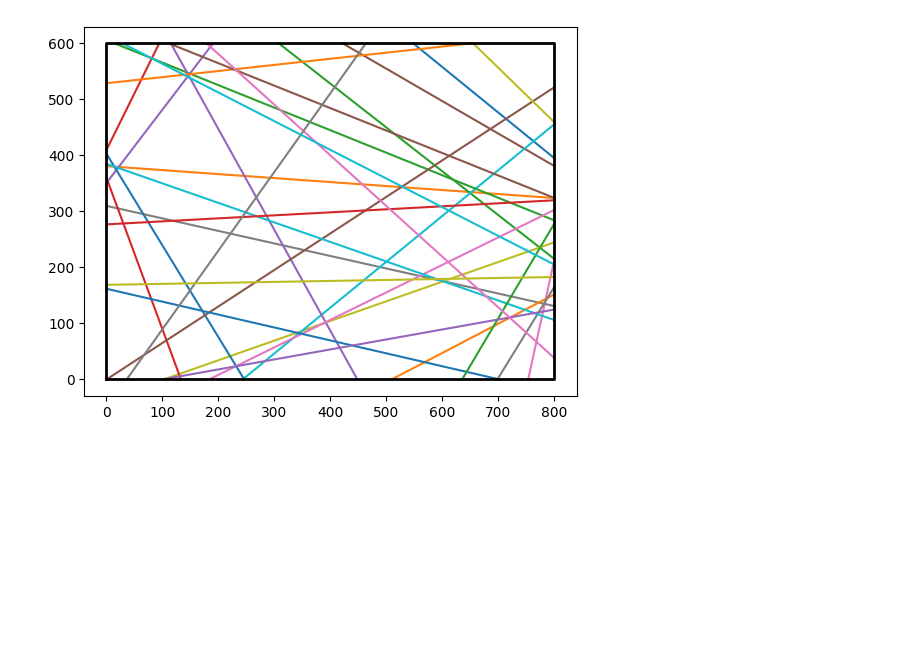
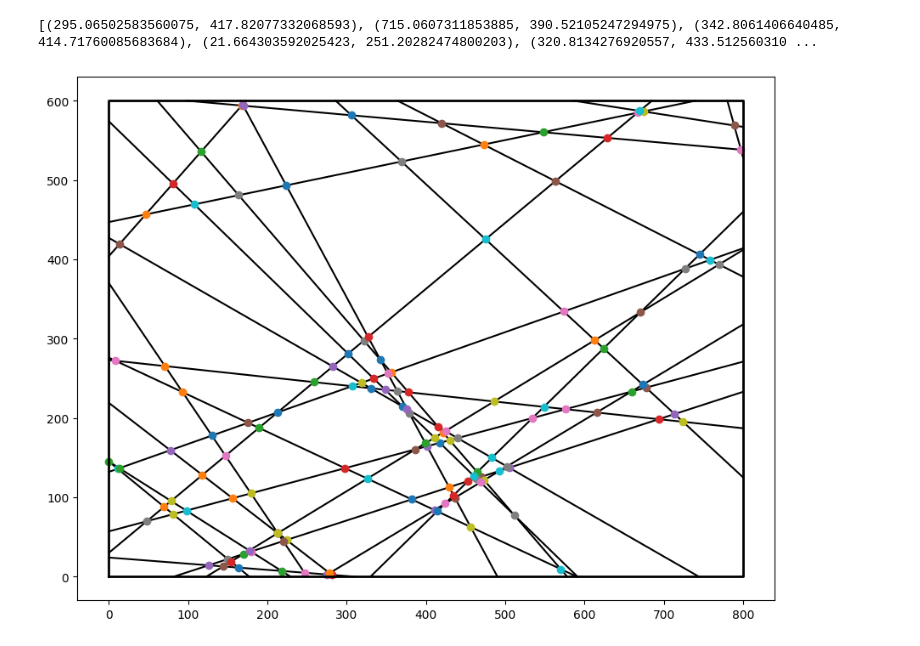
Before and after one commit to viktor-kertanov/hmmg, a Jupyter notebook: notebooks/morellet/second_attempt.ipynb, the cells around one changed output. Drawn from its saved outputs; the diff is of its cells as text; code cells hidden in the pictures; blank space fills up the shorter version.

Commit message:
OOP and methods for canvas/rectangle, lines are implemented

```diff
--- a/notebooks/morellet/second_attempt.ipynb
+++ b/notebooks/morellet/second_attempt.ipynb
@@ -62,12 +295,54 @@ print(get_line_coefs_given_two_points(two_points))
+# %%
+# Defining a function that generate needed number of lines and stores them as a list
+
+def get_needed_num_of_lines(num_lines: int, canvas_w: int, canvas_h: int):
+    list_of_lines = []
+    for _ in range(num_lines):
+        two_points = select_2_random_points_on_rectangle(canvas_w, canvas_h)
+        coeffs = get_line_coefs_given_two_points(two_points)
+        line_dict = {'two_points': two_points, 'coeffs': coeffs}
+        list_of_lines.append(line_dict)
+
+    return list_of_lines
+
+set_of_lines = get_needed_num_of_lines(5, canvas_w, canvas_h)
+# print(set_of_lines)
+
+def get_all_intersection_points(set_of_lines: list[dict], canvas_w: int, canvas_h: int):
+    pair_of_lines = list(combinations(set_of_lines, 2))
+    intersection_points = []
+    for idx, el in enumerate(pair_of_lines):
+        coefs_1 = el[0]['coeffs']
+        coefs_2 = el[1]['coeffs']
+        inter_point = get_intersection_point_of_two_lines(coefs_1[0], coefs_1[1], coefs_2[0], coefs_2[1])
+        # print(f'{idx}. {inter_point}')
+        x = inter_point[0]
+        y = inter_point[1]
+
+        # excluding intersections that are out of canvas
+        if x < 0 or x > canvas_w or y < 0 or y > canvas_h:
+            continue
+
+        intersection_points.append(inter_point)
+
+    return intersection_points
+
+print(get_all_intersection_points(set_of_lines, canvas_w, canvas_h))
+# %% [output]
+[(295.06502583560075, 417.82077332068593), (715.0607311853885, 390.52105247294975), (342.8061406640485, 414.71760085683684), (21.664303592025423, 251.20282474800203), (320.8134276920557, 433.512560310 ...
 # %%
+set_of_lines = get_needed_num_of_lines(25, canvas_w, canvas_h)
+intersection_points = get_all_intersection_points(set_of_lines, canvas_w, canvas_h)
 
+for line in set_of_lines:
+    points = line['two_points']
+    plt.plot([p[0] for p in points], [p[1] for p in points], color='k')
 
-for _ in range(30):
-    points = select_2_random_points_on_rectangle(canvas_w, canvas_h)
-    plt.plot([p[0] for p in points], [p[1] for p in points])
-
+for point in intersection_points:
+    plt.plot(point[0], point[1], 'o')
 plt.plot(critical_x, critical_y, color='k', linewidth=2)
 plt.gca().set_aspect('equal')
+plt.gcf().set_size_inches((13,8))
 plt.show()
 # %% [output]
-[figure, old version]
+[figure, new version]
```
Also changed, not shown: parts of 8 cells of this notebook.
